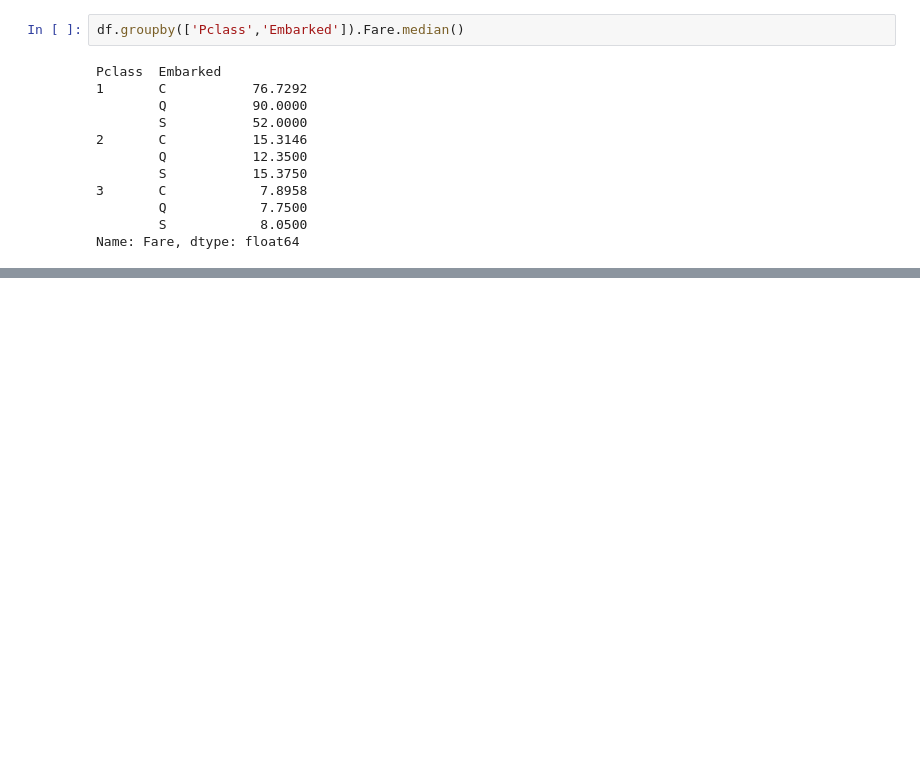
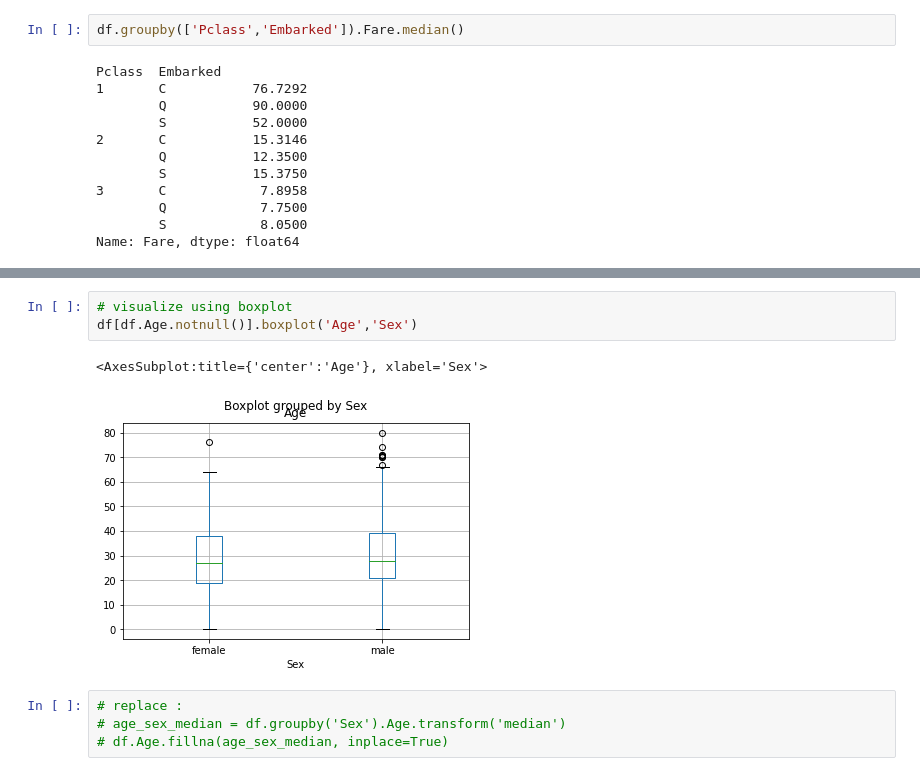
Before and after one commit to walecole/Titanic, a Jupyter notebook: notebooks/1.0-ak-exploring-processing-data.ipynb, the cells around one changed output, grey strips where cells are left out. Cells and saved outputs as stored; diff of their text form; blank space fills up the shorter version.

```diff
--- a/notebooks/1.0-ak-exploring-processing-data.ipynb
+++ b/notebooks/1.0-ak-exploring-processing-data.ipynb
@@ -438,0 +628,10 @@ Name: Fare, dtype: float64
+# %%
+# visualize using boxplot
+df[df.Age.notnull()].boxplot('Age','Sex')
+# %% [output]
+<AxesSubplot:title={'center':'Age'}, xlabel='Sex'>
+[figure, added]
+# %%
+# replace :
+# age_sex_median = df.groupby('Sex').Age.transform('median')
+# df.Age.fillna(age_sex_median, inplace=True)
```
Also changed, not shown: parts of 36 cells of this notebook.
